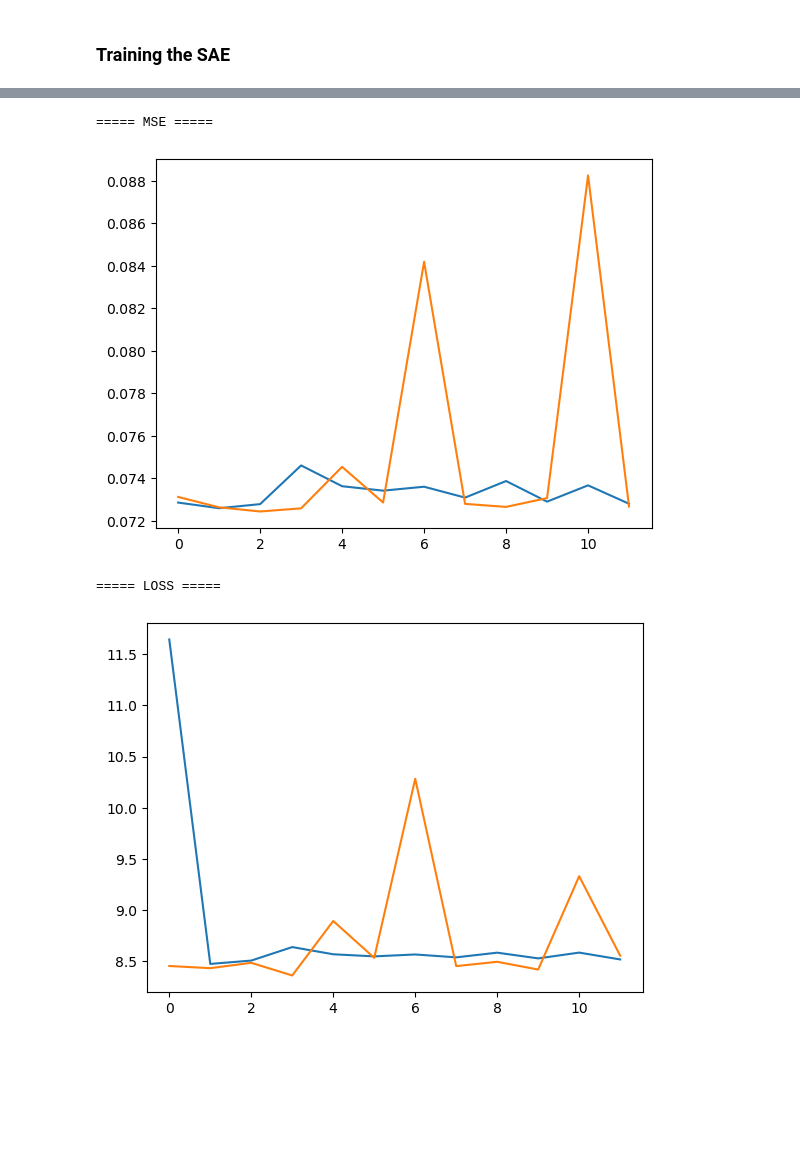
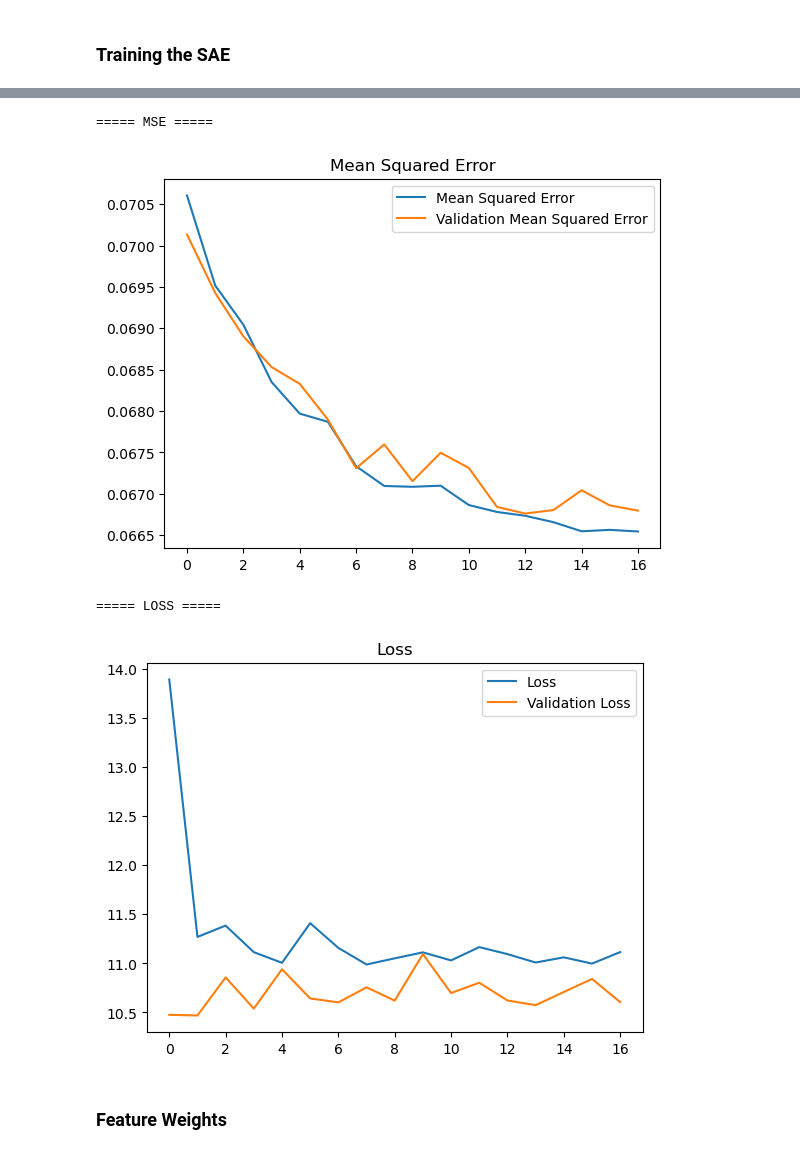
Before and after one commit to ek775/Hidden-State-Genomics, a Jupyter notebook: SAE.ipynb, the cells around one changed output, grey strips where cells are left out. Cells and saved outputs as stored; diff of their text form; code cells hidden in the pictures; blank space fills up the shorter version.

```diff
--- a/SAE.ipynb
+++ b/SAE.ipynb
@@ -40,8 +40,7 @@ fake_dataset = tf.data.Dataset.from_tensor_slices((fake_embeddings, fake_embeddi
 
 print("=== Initializing Model ===")
 # initialize the optimizer
-optimizer = keras.optimizers.Adam(learning_rate=0.001, beta_1=0.9, beta_2=0.98,
-                                     epsilon=1e-9)
+optimizer = keras.optimizers.Adam(learning_rate=0.001, beta_1=0.9, beta_2=0.98, epsilon=1e-9)
 
 # initialize the loss function
 loss = keras.losses.MeanSquaredError()
@@ -377,11 +431,10 @@ ef = 4
 
 print("=== Initializing Model ===")
 # initialize the optimizer
-optimizer = keras.optimizers.Adam(learning_rate=0.001, beta_1=0.9, beta_2=0.98,
-                                     epsilon=1e-9)
+optimizer = keras.optimizers.Adam(learning_rate=0.001, beta_1=0.9, beta_2=0.98, epsilon=1e-9)
 
 # initialize the loss function
-loss = keras.losses.MeanSquaredError()
+loss = keras.losses.MeanSquaredError(reduction='sum')
 
 # initialize the metrics
 metrics = [
@@ -395,7 +448,7 @@ autoencoder.compile(optimizer=optimizer, loss=loss, metrics=metrics)
 
 tb_callback = keras.callbacks.TensorBoard(log_dir=f'./logs/{SAE_name}', histogram_freq=5)
 early_stopping = keras.callbacks.EarlyStopping(
-    monitor='loss',
+    monitor='mean_squared_error',
     min_delta=0.001,
     patience=10,
     restore_best_weights=True
@@ -479,17 +532,21 @@ None
 # %%
 import matplotlib.pyplot as plt
 
 print("===== MSE =====")
-plt.plot(history.history['mean_squared_error'])
-plt.plot(history.history['val_mean_squared_error'])
+sns.lineplot(data=history.history['mean_squared_error'], label='Mean Squared Error')
+sns.lineplot(history.history['val_mean_squared_error'], label='Validation Mean Squared Error')
+plt.title("Mean Squared Error")
 plt.show()
 
 print("===== LOSS =====")
-plt.plot(history.history['loss'])
-plt.plot(history.history['val_loss'])
+sns.lineplot(data=history.history['loss'], label='Loss')
+sns.lineplot(history.history['val_loss'], label='Validation Loss')
+plt.title("Loss")
 plt.show()
 # %% [output]
 ===== MSE =====
-[figure, old version]
+[figure, new version]
 ===== LOSS =====
-[figure, old version]
+[figure, new version]
+# %% [markdown]
+### Feature Weights
```
Also changed, not shown: parts of 21 cells of this notebook, 18 other files.
